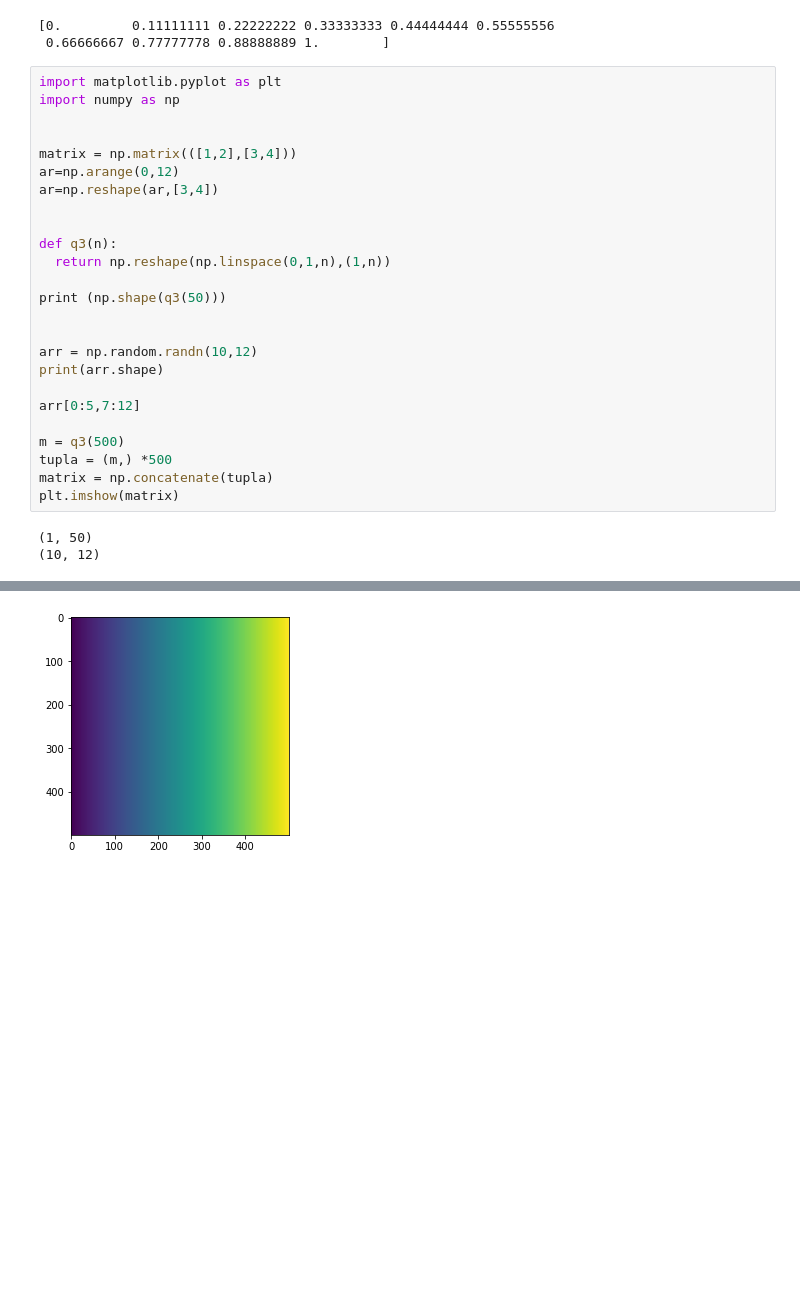
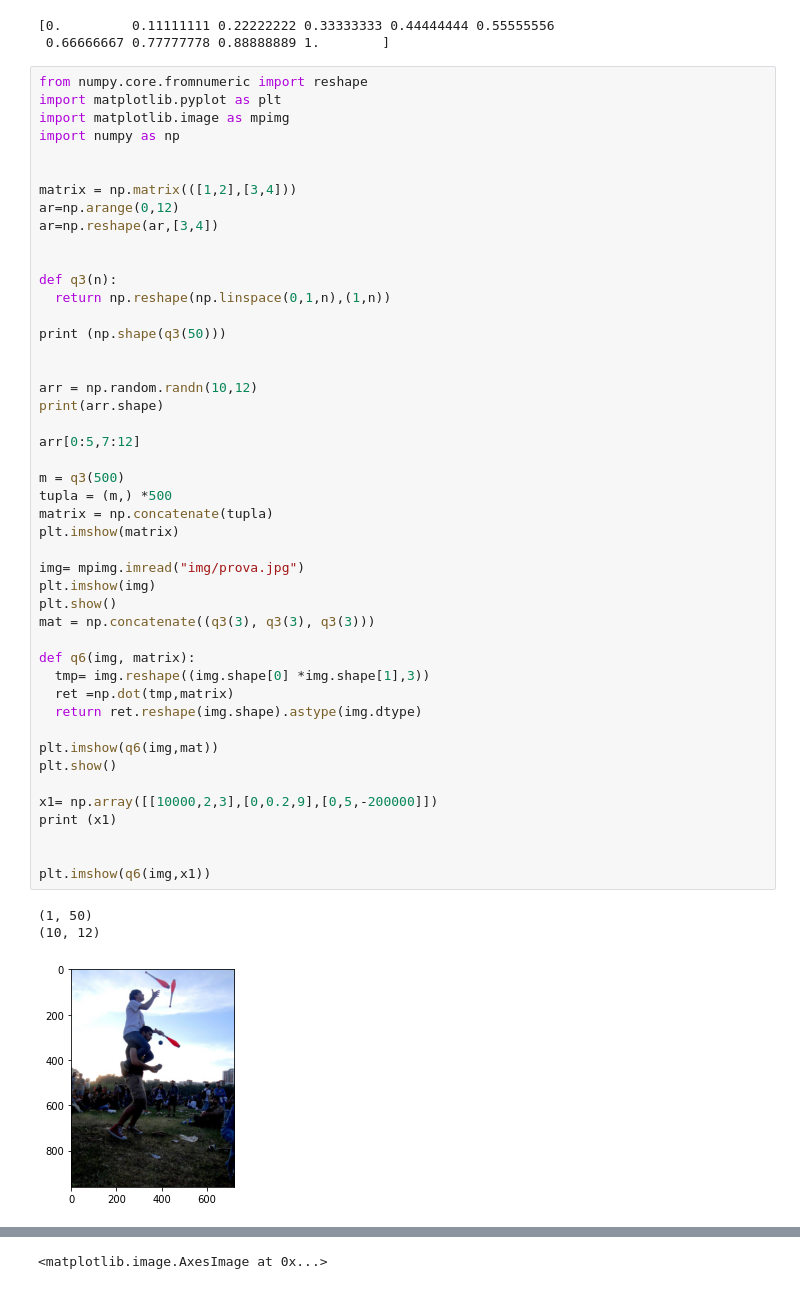
Before and after one commit to Ozziur/datalab, a Jupyter notebook: week2/week2.ipynb, the cells around one changed output, grey strips where cells are left out. Cells and saved outputs as stored; diff of their text form; blank space fills up the shorter version.

```diff
--- a/week2/week2.ipynb
+++ b/week2/week2.ipynb
@@ -21,30 +21,52 @@ print(ar7)
 [0.         0.11111111 0.22222222 0.33333333 0.44444444 0.55555556
  0.66666667 0.77777778 0.88888889 1.        ]
 # %%
+from numpy.core.fromnumeric import reshape
 import matplotlib.pyplot as plt
+import matplotlib.image as mpimg
 import numpy as np
 
 
 matrix = np.matrix(([1,2],[3,4]))
 ar=np.arange(0,12)
 ar=np.reshape(ar,[3,4])
 
 
 def q3(n):
   return np.reshape(np.linspace(0,1,n),(1,n))
 
 print (np.shape(q3(50)))
 
 
 arr = np.random.randn(10,12)
 print(arr.shape)
 
 arr[0:5,7:12]
 
 m = q3(500)
 tupla = (m,) *500
 matrix = np.concatenate(tupla)
 plt.imshow(matrix)
+
+img= mpimg.imread("img/prova.jpg")
+plt.imshow(img)
+plt.show()
+mat = np.concatenate((q3(3), q3(3), q3(3)))
+
+def q6(img, matrix):
+  tmp= img.reshape((img.shape[0] *img.shape[1],3))
+  ret =np.dot(tmp,matrix)
+  return ret.reshape(img.shape).astype(img.dtype)
+
+plt.imshow(q6(img,mat))
+plt.show()
+
+x1= np.array([[10000,2,3],[0,0.2,9],[0,5,-200000]])
+print (x1)
+
+
+plt.imshow(q6(img,x1))
 # %% [output]
 (1, 50)
 (10, 12)
+[figure, new version]
@@ -52 +77 @@ plt.imshow(matrix)
-[figure, old version]
+<matplotlib.image.AxesImage at 0x...>
```
Also changed, not shown: parts of 1 cell of this notebook.
